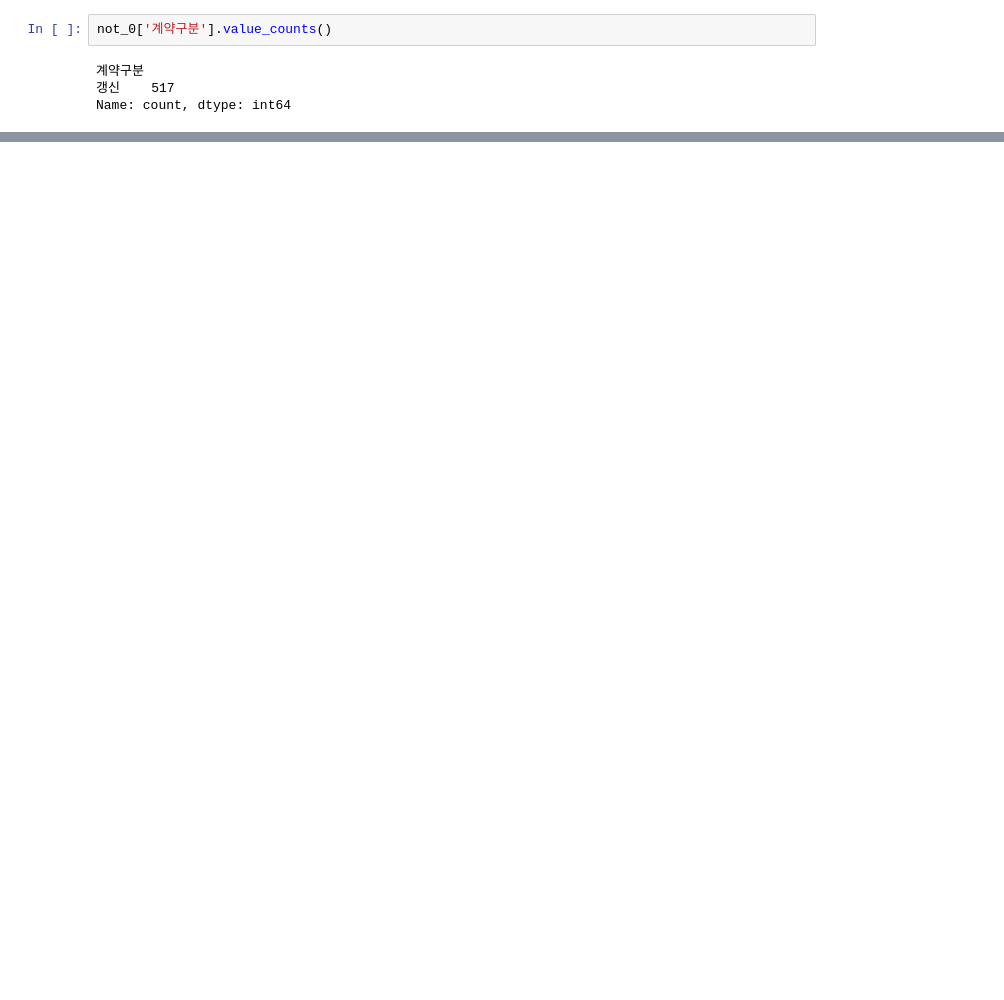
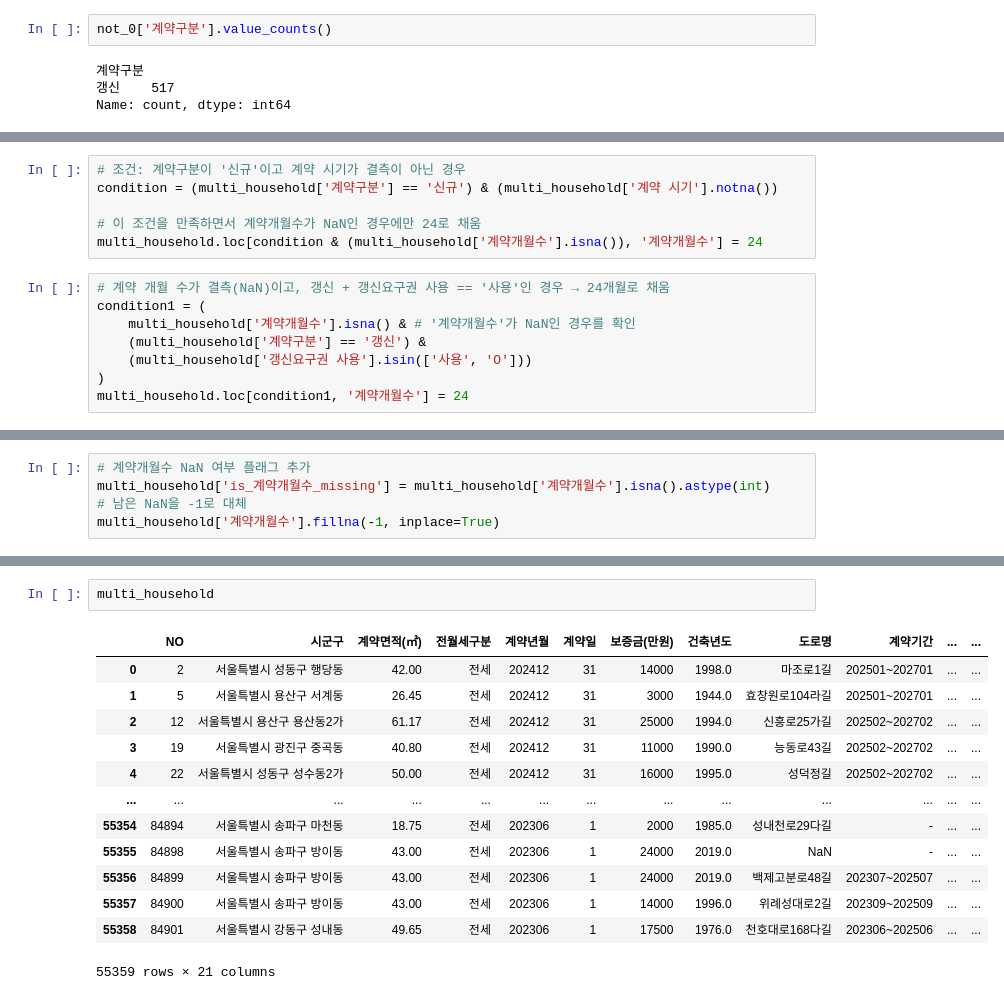
Before and after one commit to skqkrl/SDC_project, a Jupyter notebook: geumhui.ipynb, the cells around one changed output, grey strips where cells are left out. Saved outputs shown, nothing was run; the diff lists cells and outputs as text; blank space fills up the shorter version.

```diff
--- a/geumhui.ipynb
+++ b/geumhui.ipynb
@@ -501,0 +562,14 @@ multi_household[['start_ym', 'end_ym']] = multi_household['계약기간'].str.sp
+# %%
+# 조건: 계약구분이 '신규'이고 계약 시기가 결측이 아닌 경우
+condition = (multi_household['계약구분'] == '신규') & (multi_household['계약 시기'].notna())
+
+# 이 조건을 만족하면서 계약개월수가 NaN인 경우에만 24로 채움
+multi_household.loc[condition & (multi_household['계약개월수'].isna()), '계약개월수'] = 24
+# %%
+# 계약 개월 수가 결측(NaN)이고, 갱신 + 갱신요구권 사용 == '사용'인 경우 → 24개월로 채움
+condition1 = (
+    multi_household['계약개월수'].isna() & # '계약개월수'가 NaN인 경우를 확인
+    (multi_household['계약구분'] == '갱신') &
+    (multi_household['갱신요구권 사용'].isin(['사용', 'O']))
+)
+multi_household.loc[condition1, '계약개월수'] = 24
@@ -501,0 +583,5 @@ multi_household[['start_ym', 'end_ym']] = multi_household['계약기간'].str.sp
+# %%
+# 계약개월수 NaN 여부 플래그 추가
+multi_household['is_계약개월수_missing'] = multi_household['계약개월수'].isna().astype(int)
+# 남은 NaN을 -1로 대체
+multi_household['계약개월수'].fillna(-1, inplace=True)
@@ -501,0 +595,16 @@ multi_household[['start_ym', 'end_ym']] = multi_household['계약기간'].str.sp
+# %%
+multi_household
+# %% [output]
+|  | NO | 시군구 | 계약면적(㎡) | 전월세구분 | 계약년월 | 계약일 | 보증금(만원) | 건축년도 | 도로명 | 계약기간 | ... | ... |
+| 0 | 2 | 서울특별시 성동구 행당동 | 42.00 | 전세 | 202412 | 31 | 14000 | 1998.0 | 마조로1길 | 202501~202701 | ... | ... |
+| 1 | 5 | 서울특별시 용산구 서계동 | 26.45 | 전세 | 202412 | 31 | 3000 | 1944.0 | 효창원로104라길 | 202501~202701 | ... | ... |
+| 2 | 12 | 서울특별시 용산구 용산동2가 | 61.17 | 전세 | 202412 | 31 | 25000 | 1994.0 | 신흥로25가길 | 202502~202702 | ... | ... |
+| 3 | 19 | 서울특별시 광진구 중곡동 | 40.80 | 전세 | 202412 | 31 | 11000 | 1990.0 | 능동로43길 | 202502~202702 | ... | ... |
+| 4 | 22 | 서울특별시 성동구 성수동2가 | 50.00 | 전세 | 202412 | 31 | 16000 | 1995.0 | 성덕정길 | 202502~202702 | ... | ... |
+| ... | ... | ... | ... | ... | ... | ... | ... | ... | ... | ... | ... | ... |
+| 55354 | 84894 | 서울특별시 송파구 마천동 | 18.75 | 전세 | 202306 | 1 | 2000 | 1985.0 | 성내천로29다길 | - | ... | ... |
+| 55355 | 84898 | 서울특별시 송파구 방이동 | 43.00 | 전세 | 202306 | 1 | 24000 | 2019.0 | NaN | - | ... | ... |
+| 55356 | 84899 | 서울특별시 송파구 방이동 | 43.00 | 전세 | 202306 | 1 | 24000 | 2019.0 | 백제고분로48길 | 202307~202507 | ... | ... |
+| 55357 | 84900 | 서울특별시 송파구 방이동 | 43.00 | 전세 | 202306 | 1 | 14000 | 1996.0 | 위례성대로2길 | 202309~202509 | ... | ... |
+| 55358 | 84901 | 서울특별시 강동구 성내동 | 49.65 | 전세 | 202306 | 1 | 17500 | 1976.0 | 천호대로168다길 | 202306~202506 | ... | ... |
+55359 rows × 21 columns
```
Also changed, not shown: parts of 35 cells of this notebook.
